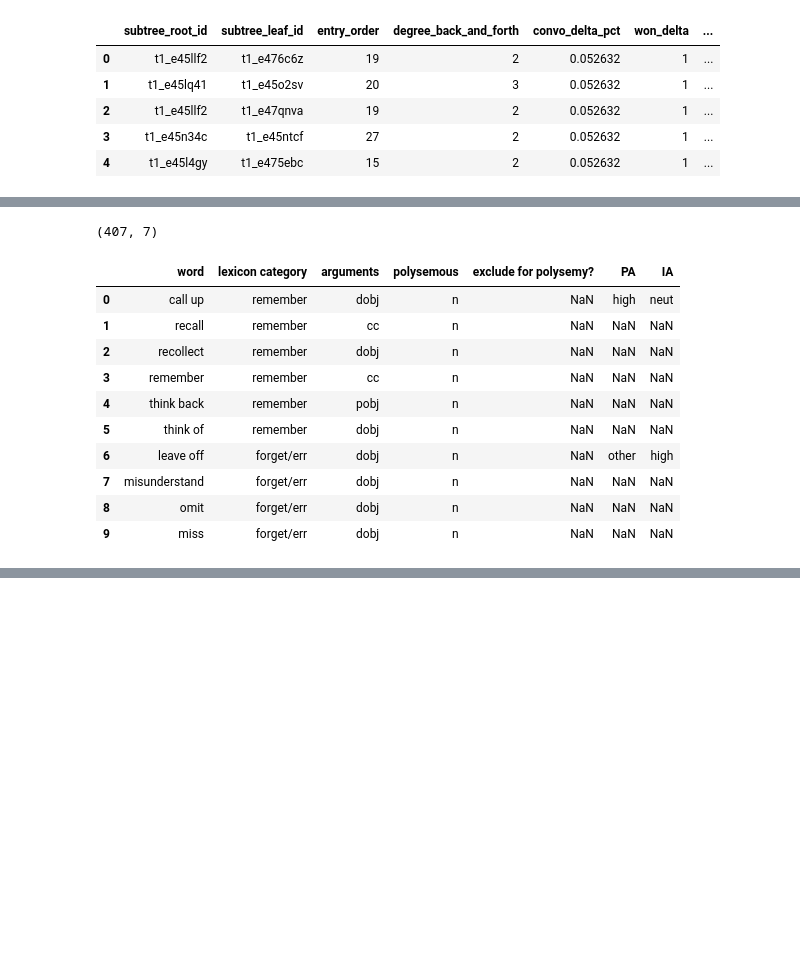
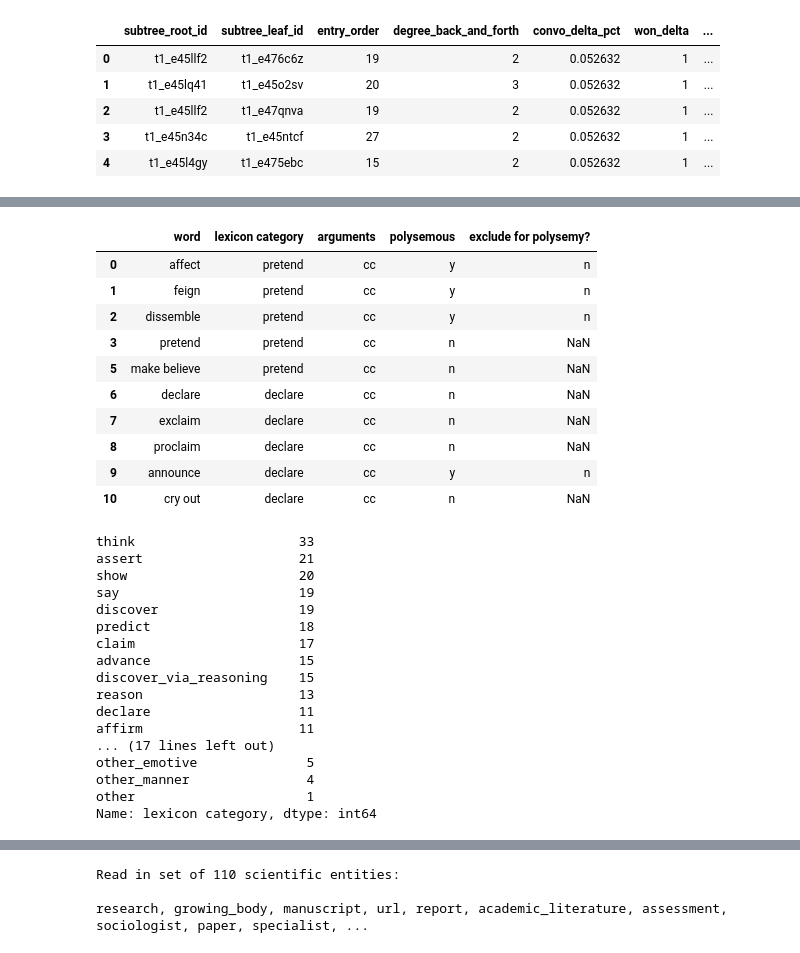
Before and after one commit to yiweiluo/persuasion, a Jupyter notebook: main.ipynb, the cells around one changed output, grey strips where cells are left out. Drawn from its saved outputs; the diff is of its cells as text; code cells hidden in the pictures; blank space fills up the shorter version.

```diff
--- a/main.ipynb
+++ b/main.ipynb
@@ -29,32 +66,42 @@ display(per_path_df.head())
 # %%
 # Load predicate lexicons
-my_lexicon_df = pd.read_csv('my_predicate_lexicons.csv')
-my_lexicon_df = my_lexicon_df[['word','lexicon category','arguments','polysemous','exclude for polysemy?','PA','IA']]
-lexicon_cat_annots = my_lexicon_df.loc[(~pd.isnull(my_lexicon_df['PA'])) &
-                                       (~pd.isnull(my_lexicon_df['IA']))].copy()
-lexicon_cat2PA = dict(zip(lexicon_cat_annots['lexicon category'], lexicon_cat_annots['PA']))
-lexicon_cat2IA = dict(zip(lexicon_cat_annots['lexicon category'], lexicon_cat_annots['IA']))
+lexicon_df = pd.read_csv('predicate_lexicons.csv')
+lexicon_df = lexicon_df[['word','lexicon category','arguments','polysemous','exclude for polysemy?']]
+lexicon_df = lexicon_df.loc[lexicon_df['exclude for polysemy?']!='y'].copy()
+display(lexicon_df.head(10))
+display(lexicon_df['lexicon category'].value_counts())
 
-my_lexicon_df = my_lexicon_df.loc[my_lexicon_df['exclude for polysemy?']!='y'].copy()
-print(my_lexicon_df.shape)
-display(my_lexicon_df.head(10))
-print(my_lexicon_df['lexicon category'].value_counts())
-preds_set = set(my_lexicon_df['word'].values)
-
-mwe_preds = my_lexicon_df.loc[my_lexicon_df['word'].apply(lambda x: len(x.split( )) > 1)]['word'].values
+preds_set = set(lexicon_df['word'].values)
+mwe_preds = lexicon_df.loc[lexicon_df['word'].apply(lambda x: len(x.split( )) > 1)]['word'].values
 mwe_preds_set = set(mwe_preds)
-print(f'\nFound {len(mwe_preds_set)} MWE predicates.')
+print(f'Found {len(mwe_preds_set)} MWE predicates.')
 print(mwe_preds)
 # %% [output]
+|  | word | lexicon category | arguments | polysemous | exclude for polysemy? |
+| 0 | affect | pretend | cc | y | n |
+| 1 | feign | pretend | cc | y | n |
+| 2 | dissemble | pretend | cc | y | n |
+| 3 | pretend | pretend | cc | n | NaN |
+| 5 | make believe | pretend | cc | n | NaN |
+| 6 | declare | declare | cc | n | NaN |
+| 7 | exclaim | declare | cc | n | NaN |
+| 8 | proclaim | declare | cc | n | NaN |
+| 9 | announce | declare | cc | y | n |
+| 10 | cry out | declare | cc | n | NaN |
-(407, 7)
+think                     33
+assert                    21
+show                      20
+say                       19
+discover                  19
+predict                   18
+claim                     17
+advance                   15
+discover_via_reasoning    15
+reason                    13
+declare                   11
+affirm                    11
+... (17 lines left out)
+other_emotive              5
+other_manner               4
+other                      1
+Name: lexicon category, dtype: int64
-|  | word | lexicon category | arguments | polysemous | exclude for polysemy? | PA | IA |
-| 0 | call up | remember | dobj | n | NaN | high | neut |
-| 1 | recall | remember | cc | n | NaN | NaN | NaN |
-| 2 | recollect | remember | dobj | n | NaN | NaN | NaN |
-| 3 | remember | remember | cc | n | NaN | NaN | NaN |
-| 4 | think back | remember | pobj | n | NaN | NaN | NaN |
-| 5 | think of | remember | dobj | n | NaN | NaN | NaN |
-| 6 | leave off | forget/err | dobj | n | NaN | other | high |
-| 7 | misunderstand | forget/err | dobj | n | NaN | NaN | NaN |
-| 8 | omit | forget/err | dobj | n | NaN | NaN | NaN |
-| 9 | miss | forget/err | dobj | n | NaN | NaN | NaN |
@@ -78 +112,13 @@ reason                      13
+# %%
+# Load other lexicons
+with open('sci_ents.txt','r') as f:
+    SE_set = set(f.read().splitlines())
+print(f"Read in set of {len(SE_set)} scientific entities:\n")
+print(", ".join(list(SE_set)[:10])+', ...')
+
+disallowed_modals=set(['should','must','need'])
+# %% [output]
+Read in set of 110 scientific entities:
+
+research, growing_body, manuscript, url, report, academic_literature, assessment, sociologist, paper, specialist, ...
 # %%
```
Also changed, not shown: parts of 10 cells of this notebook.
